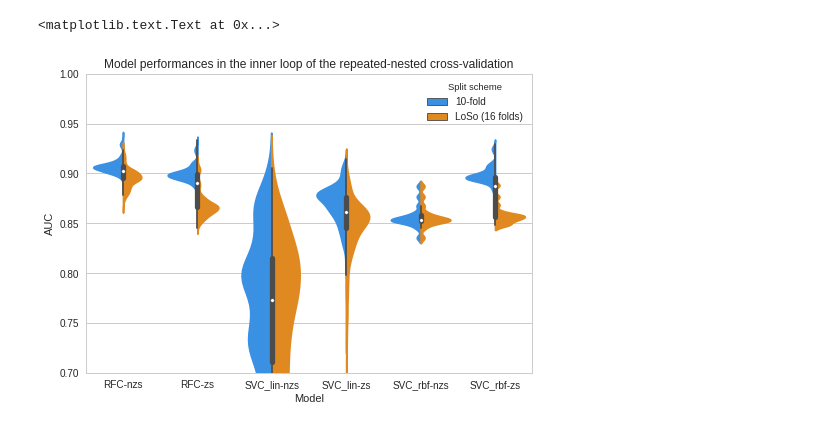
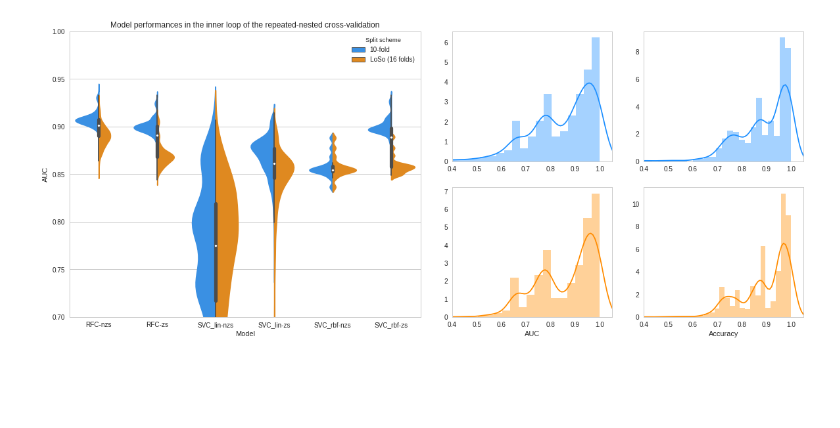
Before and after one commit to nipreps/mriqc, a Jupyter notebook: notebooks/MRIQC.ipynb, the cells around one changed output. Saved outputs shown, nothing was run; the diff lists cells and outputs as text; code cells hidden in the pictures; blank space fills up the shorter version.

```diff
--- a/notebooks/MRIQC.ipynb
+++ b/notebooks/MRIQC.ipynb
@@ -22,12 +47,21 @@ fig = plot_histograms(x_path, y_path)
 %matplotlib inline
 %load_ext autoreload
 %autoreload 2
+import matplotlib.pyplot as plt
 import os.path as op
 import pandas as pd
 import numpy as np
+import seaborn as sn
+
+sn.set(style="whitegrid")
+
+
 data_path = '/home/oesteban/Google Drive/mriqc'
-loso = pd.read_csv(op.join(data_path, 'cv_loso_wtaskid.csv'), index_col=False, na_values='n/a', na_filter=False)
-kfold = pd.read_csv(op.join(data_path, 'cv_10fold_wtaskid.csv'), index_col=False, na_values='n/a', na_filter=False)
+loso = pd.read_csv(op.join(data_path, 'cv_loso_inner.csv'), index_col=False)
+kfold = pd.read_csv(op.join(data_path, 'cv_kfold_inner.csv'), index_col=False)
+
+kfold_outer = pd.read_csv(op.join(data_path, 'cv_kfold_outer.csv'), index_col=False)
+loso_outer = pd.read_csv(op.join(data_path, 'cv_loso_outer.csv'), index_col=False)
 
 def gen_newparams(dataframe):
     thisdf = dataframe.copy()
@@ -36,3 +70,6 @@ def gen_newparams(dataframe):
     thisdf['params'] = thisdf['clf'] + '-' + thisdf['zscored_str'] + ' ' + thisdf['params']
     del thisdf['zscored_str']
     return thisdf
+
+loso = gen_newparams(loso)
+kfold = gen_newparams(kfold)
@@ -93,13 +127,50 @@ newdf = pd.DataFrame(newdict).sort_values(by=['Split scheme', 'Classifier'])
-# %%
-import seaborn as sn
-sn.set(style="whitegrid")
-
-ax = sn.violinplot(x='Classifier', y='AUC', hue='Split scheme', data=newdf, split=True, palette=['dodgerblue', 'darkorange'])
-
-ax.set_ylim([0.70, 1.0])
-ax.set_ylabel('AUC')
-ax.set_xlabel('Model')
-ax.set_title('Model performances in the inner loop of the repeated-nested cross-validation')
-# %% [output]
-<matplotlib.text.Text at 0x...>
-[figure, removed]
+# %%
+sn.set(style="whitegrid")
+
+fig = plt.figure(figsize=(20, 8))
+ax1 = plt.subplot2grid((2,4), (0,0), colspan=2, rowspan=2)
+
+sn.violinplot(x='Classifier', y='AUC', hue='Split scheme', data=newdf, split=True,
+              palette=['dodgerblue', 'darkorange'], ax=ax1)
+ax1.set_ylim([0.70, 1.0])
+ax1.set_ylabel('AUC')
+ax1.set_xlabel('Model')
+ax1.set_title('Model performances in the inner loop of the repeated-nested cross-validation')
+
+ax2 = plt.subplot2grid((2,4), (0, 2))
+kf_outer_auc = kfold_outer.loc[kfold_outer.auc.notnull(), ['auc', 'zscored']]
+sn.distplot(kf_outer_auc.loc[kf_outer_auc.zscored==0, 'auc'], norm_hist=True, ax=ax2, color='dodgerblue')
+ax2.set_xlim([0.4, 1.05])
+ax2.grid(False)
+ax2.set_xlabel('')
+#disp = sn.distplot(kf_outer_auc.loc[kf_outer_auc.zscored==1, 'auc'], norm_hist=True, axlabel='AUC', ax=ax1)
+#disp.legend()
+
+ax3 = plt.subplot2grid((2,4), (1, 2))
+ls_outer_auc = loso_outer.loc[loso_outer.auc.notnull(), ['auc', 'zscored']]
+sn.distplot(ls_outer_auc.loc[ls_outer_auc.zscored==0, 'auc'], norm_hist=True, axlabel='AUC', ax=ax3,
+            color='darkorange')
+ax3.set_xlim([0.4, 1.05])
+ax3.grid(False)
+#disp = sn.distplot(ls_outer_auc.loc[ls_outer_auc.zscored==1, 'auc'], norm_hist=True, axlabel='AUC', ax=ax3)
+#disp.legend()
+
+ax4 = plt.subplot2grid((2,4), (0, 3))
+sn.distplot(kfold_outer.loc[kfold_outer.zscored==0, 'acc'], ax=ax4, norm_hist=True, color='dodgerblue')
+ax4.set_xlim([0.4, 1.05])
+ax4.grid(False)
+ax4.set_xlabel('')
+#sn.distplot(kfold_outer.loc[kfold_outer.zscored==1, 'acc'], ax=ax2, norm_hist=True, axlabel='Accuracy')
+
+
+ax5 = plt.subplot2grid((2,4), (1, 3))
+sn.distplot(loso_outer.loc[loso_outer.zscored==0, 'acc'], norm_hist=True, axlabel='Accuracy', ax=ax5,
+            color='darkorange')
+ax5.set_xlim([0.4, 1.05])
+ax5.grid(False)
+#sn.distplot(loso_outer.loc[loso_outer.zscored==1, 'acc'], norm_hist=True, axlabel='Accuracy', ax=ax4)
+
+fig.savefig(op.expanduser('~/Dropbox/My Publications/2017-MRIQC/figures/crossvalidation.pdf'),
+            bbox_inches='tight', pad_inches=0, dpi=300)
+# %% [output]
+[figure, added]
```
Also changed, not shown: parts of 11 cells of this notebook, 3 other files.
